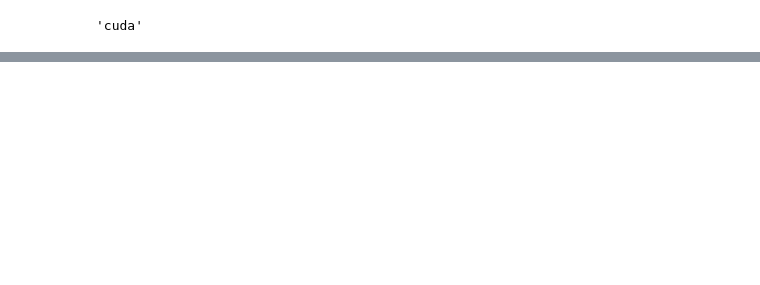
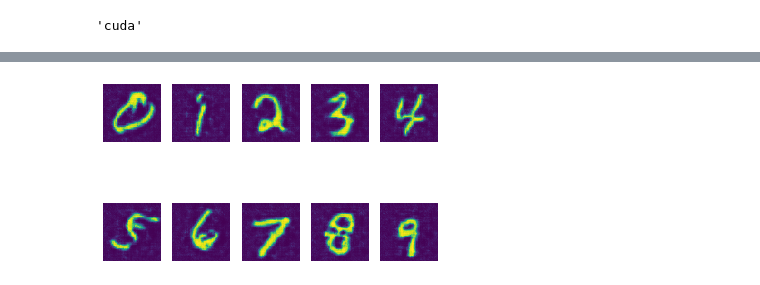
Before and after one commit to dingearteom/gan_mnist, a Jupyter notebook: training.ipynb, the cells around one changed output, grey strips where cells are left out. Cells and saved outputs as stored; diff of their text form; code cells hidden in the pictures; blank space fills up the shorter version.

```diff
--- a/training.ipynb
+++ b/training.ipynb
@@ -65,0 +66,13 @@ Epoch: 6 Generator loss: 3.658391889105452 Discriminator loss: 0.770275790640648
+# %%
+with torch.no_grad():
+    fig, axes = plt.subplots(2, 5)
+    z = torch.rand((10, model.emb_size)).to(model.device)
+    labels = torch.arange(10)
+
+    imgs_fake = model.gen([z, labels.to(model.device)]).detach().cpu()
+    for i in range(10):
+        axes[i // 5][i % 5].imshow(imgs_fake[i].view(64, 64))
+        axes[i // 5][i % 5].axis('off')
+    plt.show()
+# %% [output]
+[figure, added]
```
Also changed, not shown: parts of 2 cells of this notebook, 2 other files.
